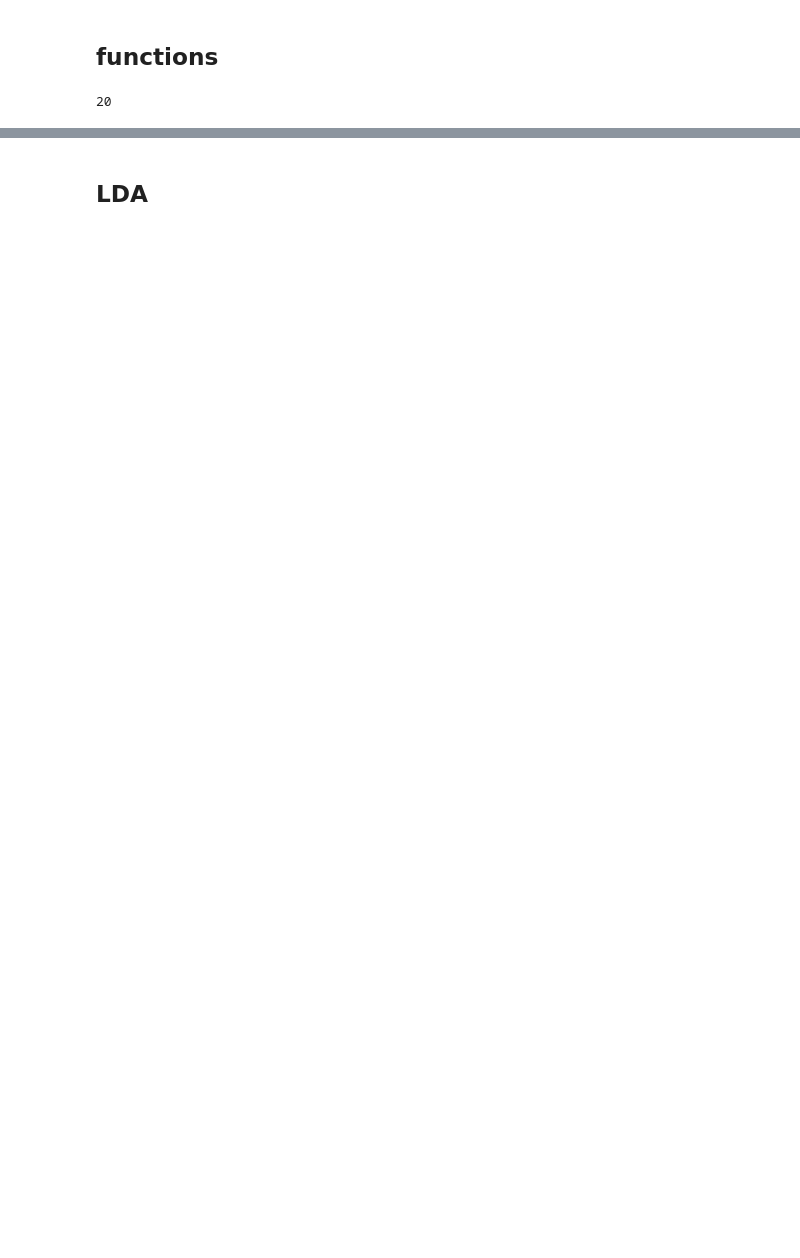
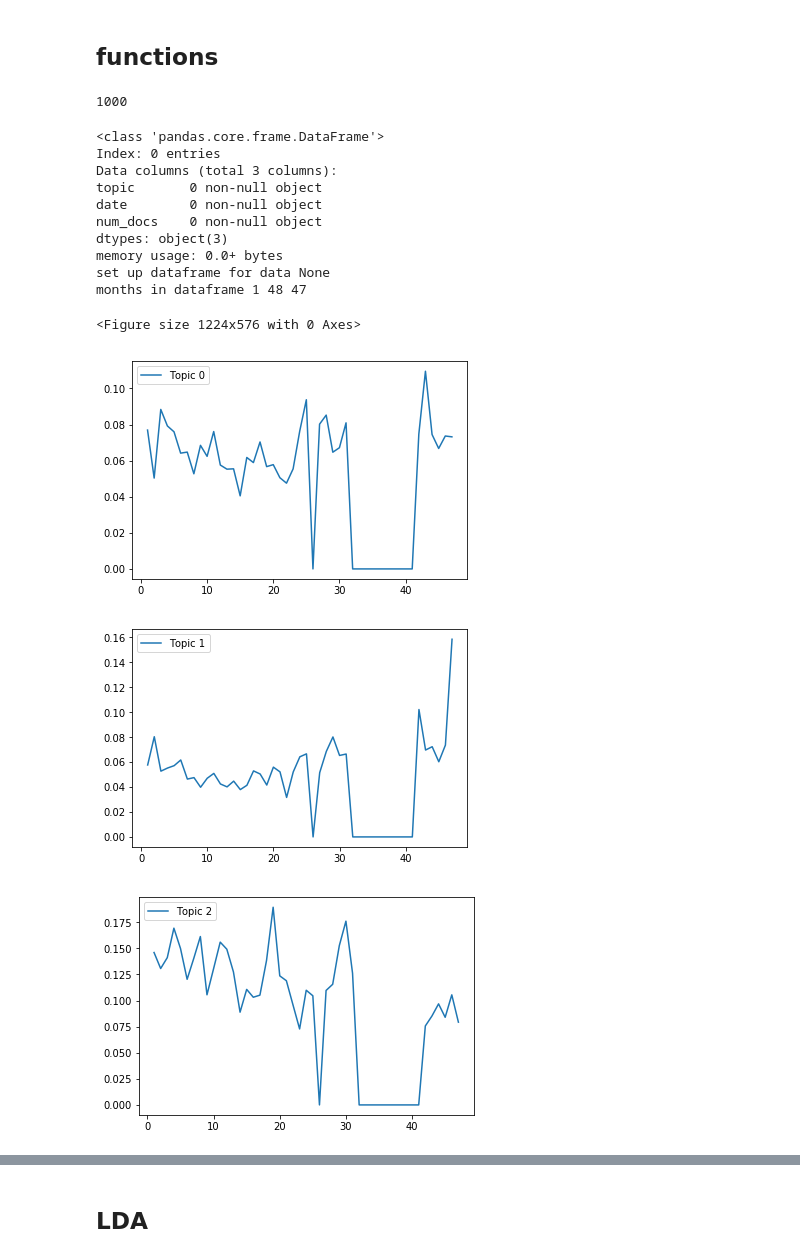
Before and after one commit to Stitchmaker/Metis_Bootcamp, a Jupyter notebook: Fletcher_Project/Fletcher_NLP_Analysis_LDA.ipynb, the cells around one changed output, grey strips where cells are left out. Cells and saved outputs as stored; diff of their text form; code cells hidden in the pictures; blank space fills up the shorter version.

```diff
--- a/Fletcher_Project/Fletcher_NLP_Analysis_LDA.ipynb
+++ b/Fletcher_Project/Fletcher_NLP_Analysis_LDA.ipynb
@@ -28,7 +28,7 @@ logging.basicConfig(format='%(asctime)s : %(levelname)s : %(message)s', level=lo
 #nltk.download()
 # %%
 # read data from pickle file
-with open ('all_data.pkl', 'rb') as fp:
+with open ('all_data_desk.pkl', 'rb') as fp:
     df = pickle.load(fp)
 
 df.shape
@@ -37 +42,5 @@ df.shape
+# %%
+df.dropna(subset=['news_desk'],inplace=True)
+
+#df.dropna(inplace=True)
 # %%
@@ -57,0 +98,30 @@ Index(['date', 'headline', 'snippet', 'head_snip'], dtype='object')
+# %%
+# there's some bad data in the snippets.  Drop the rows that have NaN to clean this up
+#df.dropna(inplace=True)
+df.dropna(subset=['headline'],inplace=True)
+df.dropna(subset=['snippet'],inplace=True)
+
+# choose which news desks to include
+#news_desk_use = ['National','Foreign','Politics','U.S.','Washington','U.S. / Politics','World / Europe',
+#                 'World / Middle East','World / Asia Pacific','U.S. / Election 2016','World Americas','NewsDesk']
+#df2 = pd.DataFrame()
+#for desk in news_desk_use:
+#    topic = df['news_desk'] == desk
+#    df2 = pd.concat([df2,df[topic]])
+
+#df2 = df2.sample(200)
+# create an new dataframe that combines the headline and snippet (more words in document)
+
+df2 = df.copy()
+
+df2['head_snip'] = df2['headline'] + ' '+ df2['snippet']
+
+dates = list(df2['date'].copy())
+
+documents = list(df2['head_snip'].copy())
+
+df2.shape
+
+# write data to pickle file
+with open('df2.pkl', 'wb') as fp:
+    pickle.dump(df2, fp)
@@ -71,7 +165,24 @@ def display_topics(H, W, feature_names, documents, no_top_words, no_top_document
             print('document with index',doc_index)
             print(documents[doc_index])
         print(' ')
-# %%
-len(lda_W)
-# %% [output]
-20
+# %%
+print(len(documents))
+# %% [output]
+1000
+# %%
+plot_data_all = plot_topic_trend_lda(lda_H, lda_W, documents, dates)
+# %% [output]
+<class 'pandas.core.frame.DataFrame'>
+Index: 0 entries
+Data columns (total 3 columns):
+topic       0 non-null object
+date        0 non-null object
+num_docs    0 non-null object
+dtypes: object(3)
+memory usage: 0.0+ bytes
+set up dataframe for data None
+months in dataframe 1 48 47
+<Figure size 1224x576 with 0 Axes>
+[figure, added]
+[figure, added]
+[figure, added]
```
Also changed, not shown: parts of 60 cells of this notebook, 2 other files.
